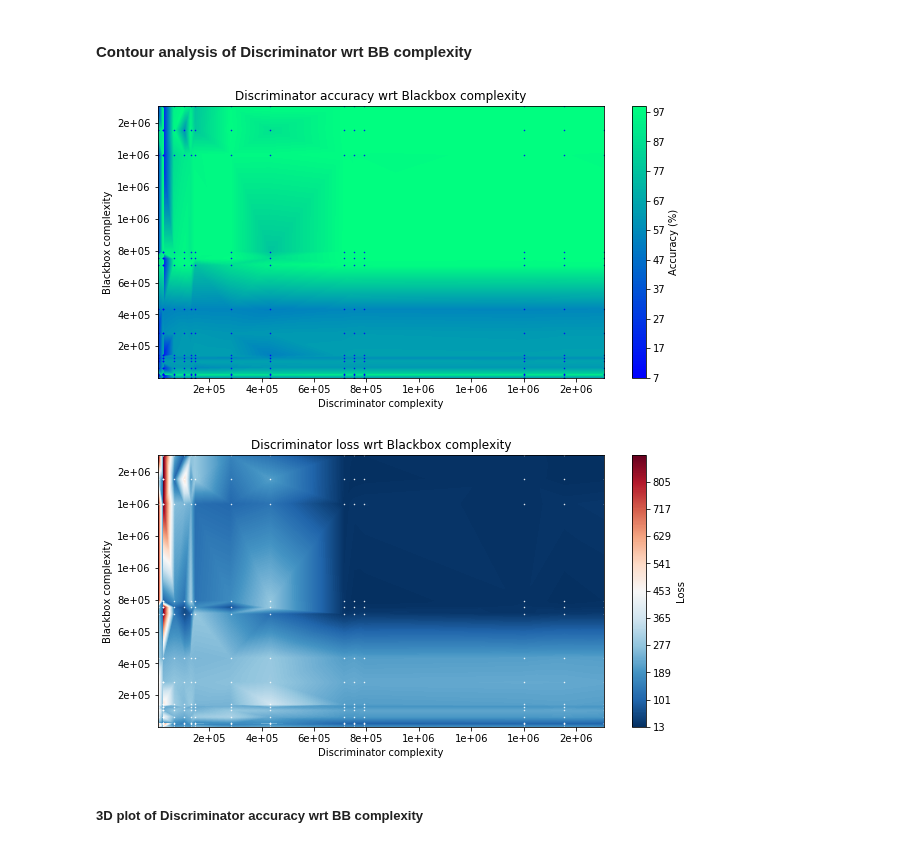
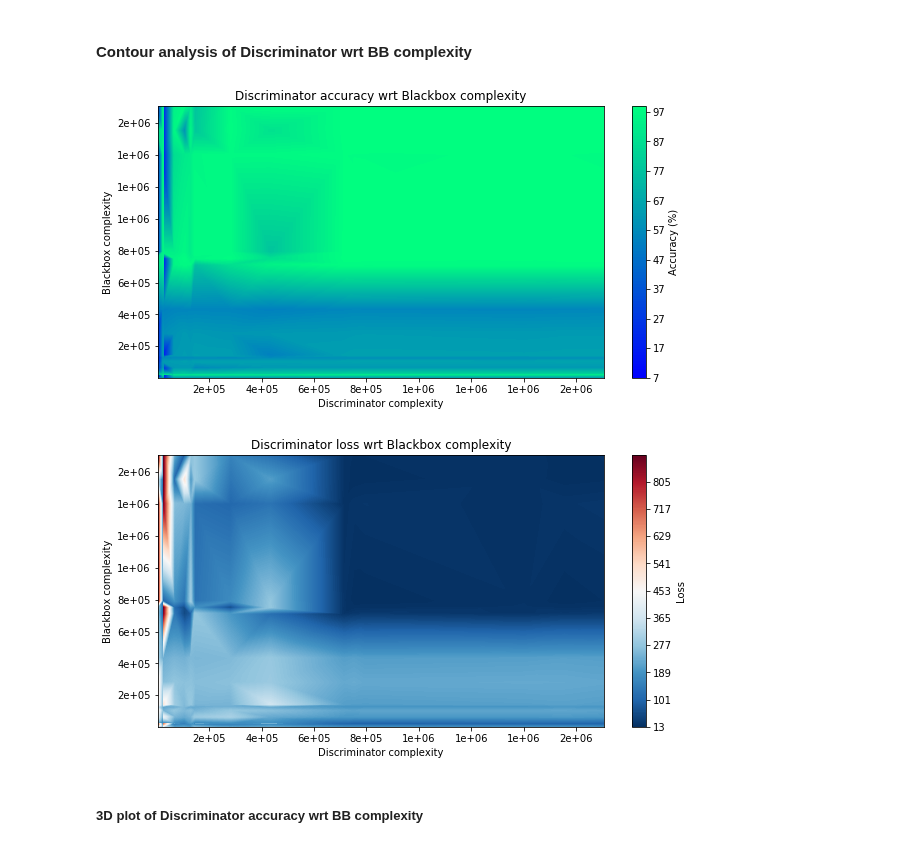
Before and after one commit to jzharris/209AS-Embedded-Security, a Jupyter notebook: main/complexity_analysis/complexity_correlation/Complexity Correlation 4 - Correlation Analysis.ipynb, the cells around one changed output. Cells and saved outputs as stored; diff of their text form; code cells hidden in the pictures.

```diff
--- a/main/complexity_analysis/complexity_correlation/Complexity Correlation 4 - Correlation Analysis.ipynb
+++ b/main/complexity_analysis/complexity_correlation/Complexity Correlation 4 - Correlation Analysis.ipynb
@@ -690,31 +690,31 @@ plt.show()
 # %%
 # ----------
 # Tricontour
 # ----------
 # Directly supply the unordered, irregularly spaced coordinates
 # to tricontour.
 
 fig = plt.figure()
 ax = plt.gca()
 
 cntr = ax.tricontourf(d_param_accum, b_param_accum, acc_c_accum*100, levels=100, cmap="winter")
 
 cbar = fig.colorbar(cntr)
-ax.plot(d_param_accum, b_param_accum, 'bo', ms=0.5)
+# ax.plot(d_param_accum, b_param_accum, 'bo', ms=0.5)
 
 cbar.set_label('Accuracy (%)')
 plt.title('Discriminator accuracy wrt Blackbox complexity')
 plt.xlabel('Discriminator complexity')
 plt.ylabel('Blackbox complexity')
 
 ax.get_xaxis().set_major_formatter(
     ticker.FuncFormatter(lambda x, p: format(int(x), '.0e')))
 ax.get_yaxis().set_major_formatter(
     ticker.FuncFormatter(lambda x, p: format(int(x), '.0e')))
 
 plt.show()
 # %% [output]
-[figure, old version]
+[figure, new version]
 # %%
 # ----------
 # Tricontour
@@ -728,7 +728,7 @@ ax = plt.gca()
 cntr = ax.tricontourf(d_param_accum, b_param_accum, loss_accum, levels=1000, cmap="RdBu_r")
 
 cbar = fig.colorbar(cntr)
-ax.plot(d_param_accum, b_param_accum, 'wo', ms=0.5)
+# ax.plot(d_param_accum, b_param_accum, 'wo', ms=0.5)
 
 cbar.set_label('Loss')
 plt.title('Discriminator loss wrt Blackbox complexity')
@@ -742,7 +742,7 @@ ax.get_yaxis().set_major_formatter(
 
 plt.show()
 # %% [output]
-[figure, old version]
+[figure, new version]
 # %%
 # plt.figure()
 # plt.scatter(d_param_accum, b_param_accum, c=acc_c_accum*100, cmap='winter')
```
Also changed, not shown: parts of 2 cells of this notebook, 1 other file.
